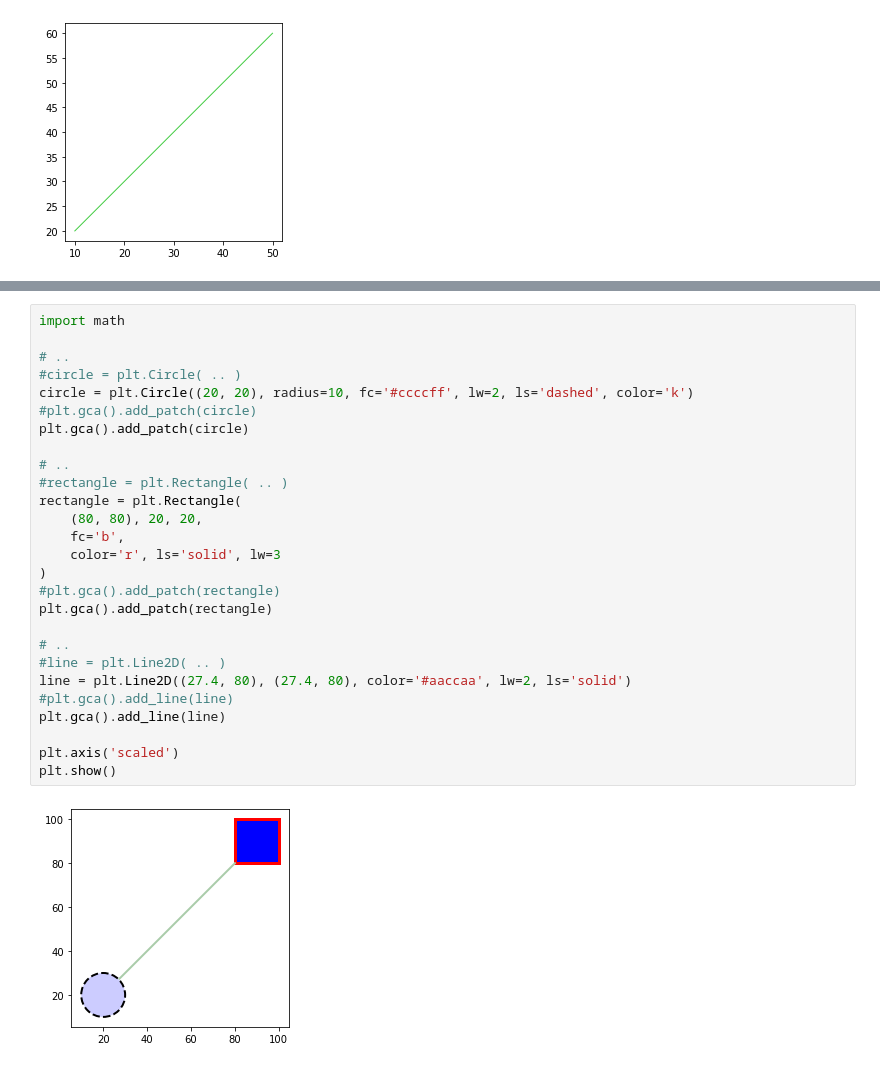
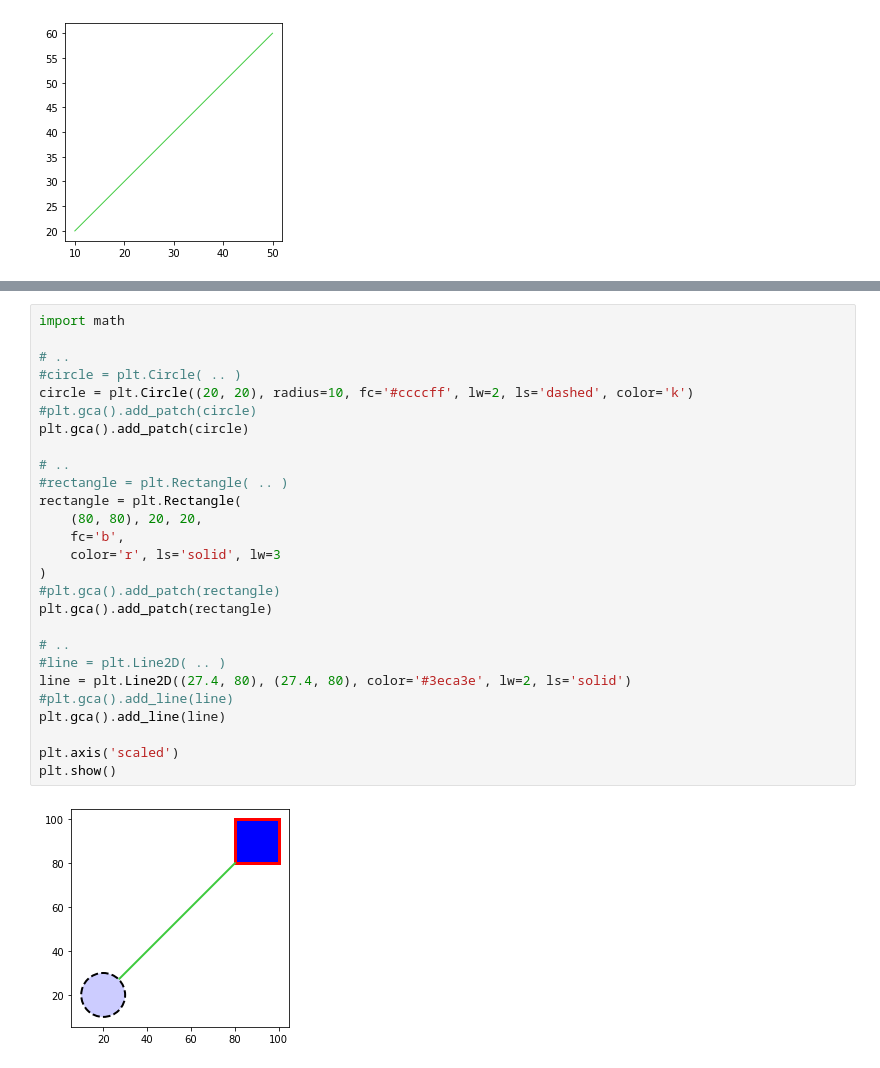
Before and after one commit to dudung/2021-2-fi3201-01-u2, a Jupyter notebook: ans/10219034/draw_shapes.ipynb, the cells around one changed output, grey strips where cells are left out. Cells and saved outputs as stored; diff of their text form.

```diff
--- a/ans/10219034/draw_shapes.ipynb
+++ b/ans/10219034/draw_shapes.ipynb
@@ -76,29 +76,29 @@ lengkapi kode berikut.
 # %%
 import math
 
 # ..
 #circle = plt.Circle( .. )
 circle = plt.Circle((20, 20), radius=10, fc='#ccccff', lw=2, ls='dashed', color='k')
 #plt.gca().add_patch(circle)
 plt.gca().add_patch(circle)
 
 # ..
 #rectangle = plt.Rectangle( .. )
 rectangle = plt.Rectangle(
     (80, 80), 20, 20,
     fc='b',
     color='r', ls='solid', lw=3
 )
 #plt.gca().add_patch(rectangle)
 plt.gca().add_patch(rectangle)
 
 # ..
 #line = plt.Line2D( .. )
-line = plt.Line2D((27.4, 80), (27.4, 80), color='#aaccaa', lw=2, ls='solid')
+line = plt.Line2D((27.4, 80), (27.4, 80), color='#3eca3e', lw=2, ls='solid')
 #plt.gca().add_line(line)
 plt.gca().add_line(line)
 
 plt.axis('scaled')
 plt.show()
 # %% [output]
-[figure, old version]
+[figure, new version]
```
